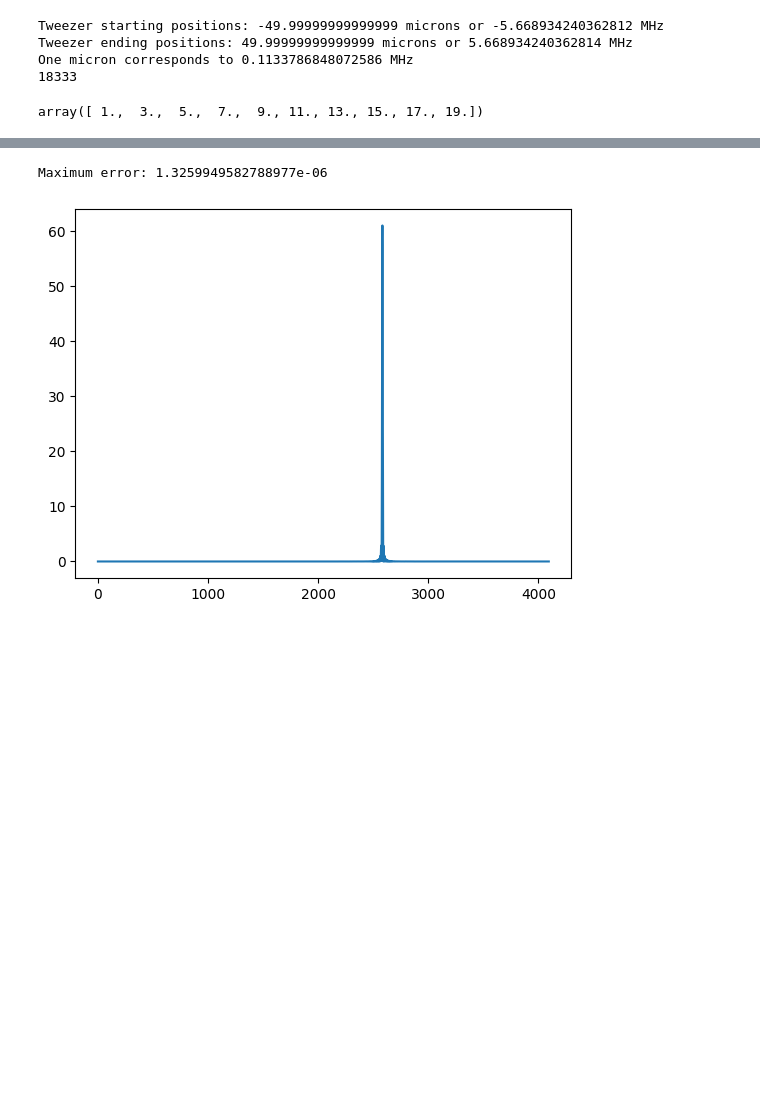
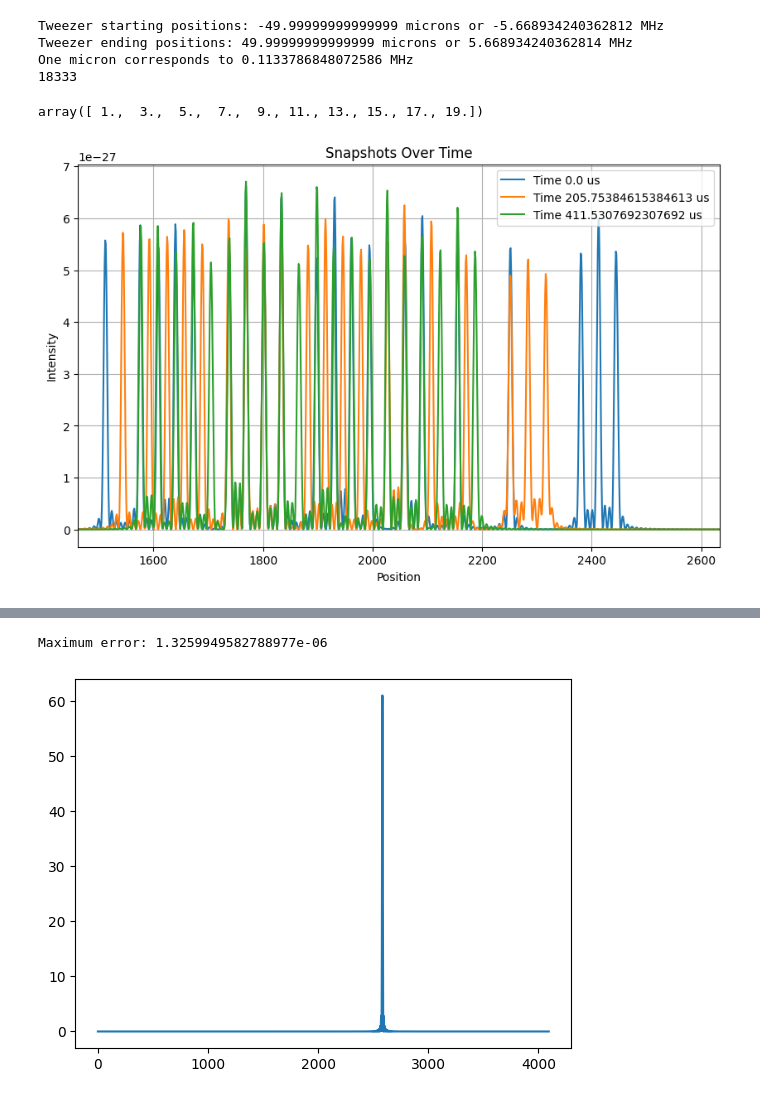
Before and after one commit to nsong03/Ultracold-Research, a Jupyter notebook: TweezerOptimization/AWGwaveform_multitweezer.ipynb, the cells around one changed output, grey strips where cells are left out. Drawn from its saved outputs; the diff is of its cells as text; code cells hidden in the pictures; blank space fills up the shorter version.

```diff
--- a/TweezerOptimization/AWGwaveform_multitweezer.ipynb
+++ b/TweezerOptimization/AWGwaveform_multitweezer.ipynb
@@ -104,15 +102,3 @@ One micron corresponds to 0.1133786848072586 MHz
 cp.linspace(1,1+2*(10-1),10)
 # %% [output]
 array([ 1.,  3.,  5.,  7.,  9., 11., 13., 15., 17., 19.])
-# %%
-def inittweezers(numtweezers, spacing, globalvariables):
-    aodaperture, soundvelocity, cycletime, focallength, wavelength, numpix_frame, numpix_real, pixelsize_real, aperturesize_real, aperturesize_fourier, pixelsize_fourier, movementtime, timestep, startlocation, endlocation, num_particles, atommass, tweezerdepth, hbar, optimizationbasisfunctions, numcoefficients = globalvariables
-    startpixel = positionstofourier(startlocation,0,globalvariables)
-    spacing = positionstofourier(spacing,0,globalvariables)
-    inittweezers = cp.linspace(startpixel, startpixel+spacing*(numtweezers-1), numtweezers)
-    return inittweezers
-
-def initmovement(initpositions, nummissing, movedistance):
-    f
-
-def initwaveform_multitweezer(initpositions, finalpositions, globalvariables):
@@ -118,0 +185,12 @@ def initwaveform_multitweezer(initpositions, finalpositions, globalvariables):
+# %%
+tweezerspacing = 3*10**(-6)
+movedistance = 6*10**(-6)
+
+inittweezers = inittweezers_random(30, 20, tweezerspacing, globalvariables)
+finalpositions, movements,time = initmovement(inittweezers,tweezerspacing, movedistance)
+AWGmultitweezer_init = initwaveform_multitweezer(AWGwaveform, movements,time, globalvariables)
+potentials = retrievepotentials(AWGmultitweezer_init, globalvariables)
+# %%
+plot_snapshots(potentials, 3, globalvariables)
+# %% [output]
+[figure, added]
```
Also changed, not shown: parts of 3 cells of this notebook, 1 other file.
